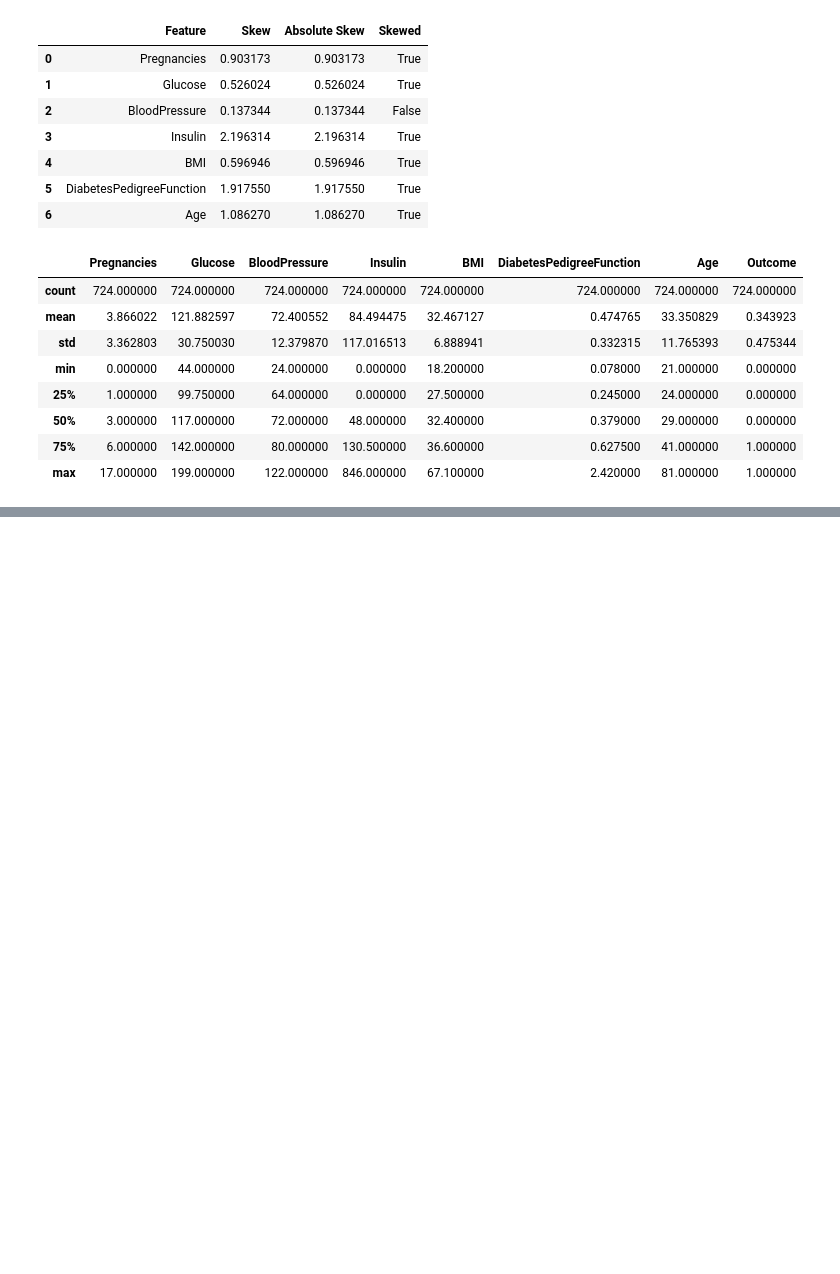
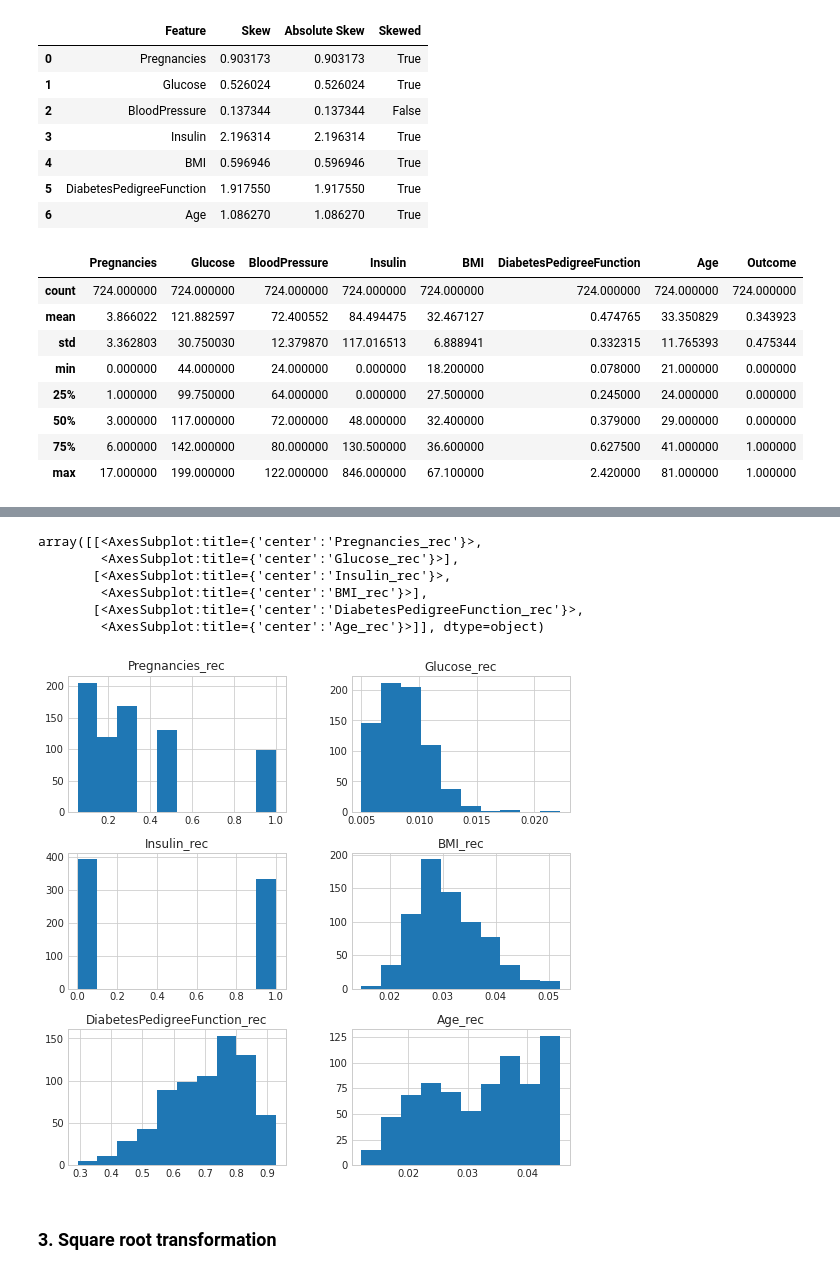
Before and after one commit to ParisRohan/Kaggle_DataScience_Projects, a Jupyter notebook: rp-pima-diabetes-1.ipynb, the cells around one changed output, grey strips where cells are left out. Drawn from its saved outputs; the diff is of its cells as text; code cells hidden in the pictures; blank space fills up the shorter version.

```diff
--- a/rp-pima-diabetes-1.ipynb
+++ b/rp-pima-diabetes-1.ipynb
@@ -241,0 +267,16 @@ array([[<AxesSubplot:title={'center':'Pregnancies'}>,
+# %%
+for column in skew_df.query("Skewed == True")['Feature'].values:
+    df_data2[column+'_rec']=1/(df_data2[column]+1)
+# %%
+df_data_rec=df_data2[['Pregnancies_rec', 'Glucose_rec', 'Insulin_rec', 'BMI_rec', 'DiabetesPedigreeFunction_rec', 'Age_rec']]
+df_data_rec.hist(figsize=(9, 9))
+# %% [output]
+array([[<AxesSubplot:title={'center':'Pregnancies_rec'}>,
+        <AxesSubplot:title={'center':'Glucose_rec'}>],
+       [<AxesSubplot:title={'center':'Insulin_rec'}>,
+        <AxesSubplot:title={'center':'BMI_rec'}>],
+       [<AxesSubplot:title={'center':'DiabetesPedigreeFunction_rec'}>,
+        <AxesSubplot:title={'center':'Age_rec'}>]], dtype=object)
+[figure, added]
+# %% [markdown]
+### 3. Square root transformation
```
Also changed, not shown: parts of 32 cells of this notebook.
